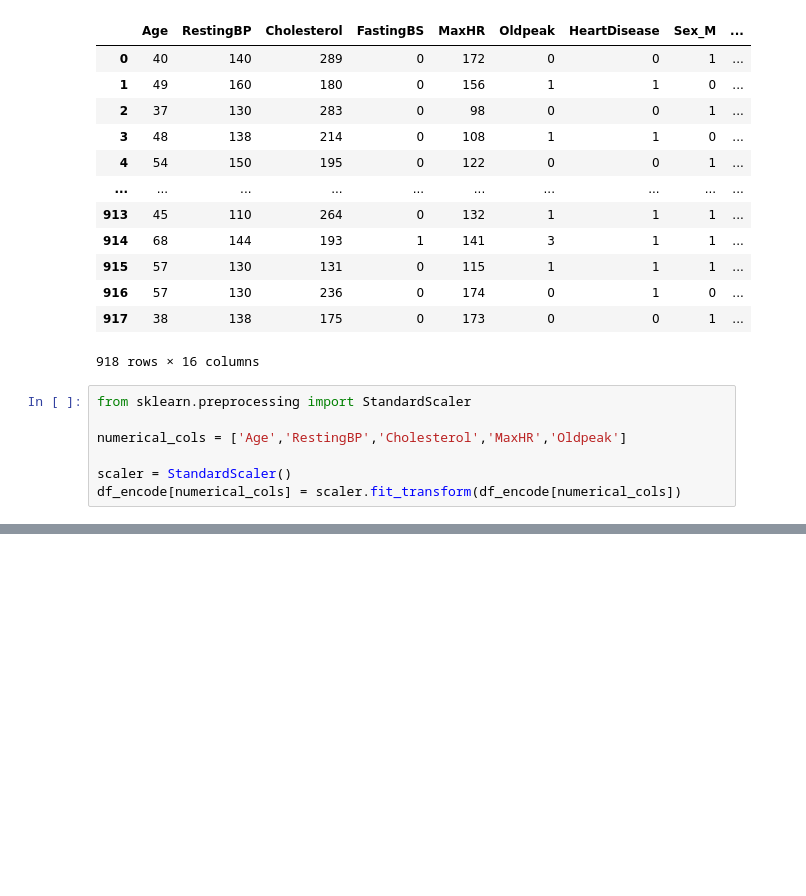
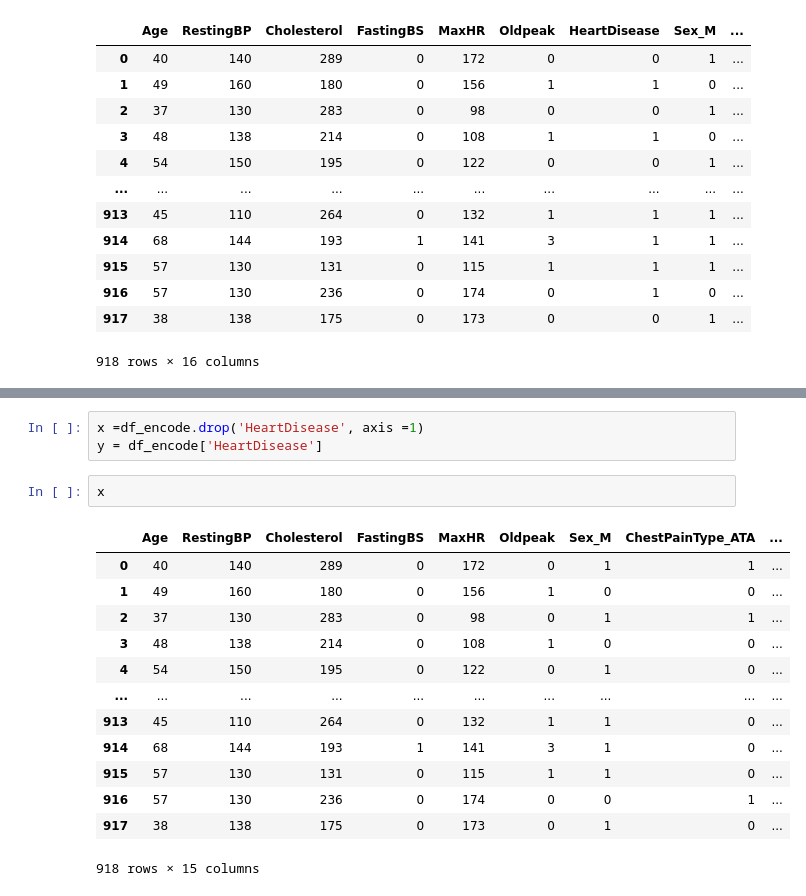
Before and after one commit to Ashish-Minj1290/machineLearning, a Jupyter notebook: project2_eda.ipynb, the cells around one changed output, grey strips where cells are left out. Cells and saved outputs as stored; diff of their text form; blank space fills up the shorter version.

```diff
--- a/project2_eda.ipynb
+++ b/project2_eda.ipynb
@@ -246,10 +246,3 @@ df_encode
 | 916 | 57 | 130 | 236 | 0 | 174 | 0 | 1 | 0 | ... |
 | 917 | 38 | 138 | 175 | 0 | 173 | 0 | 0 | 1 | ... |
 918 rows × 16 columns
-# %%
-from sklearn.preprocessing import StandardScaler
-
-numerical_cols = ['Age','RestingBP','Cholesterol','MaxHR','Oldpeak']
-
-scaler = StandardScaler()
-df_encode[numerical_cols] = scaler.fit_transform(df_encode[numerical_cols])
@@ -264,0 +274,19 @@ df_encode.head()
+# %%
+x =df_encode.drop('HeartDisease', axis =1)
+y = df_encode['HeartDisease']
+# %%
+x
+# %% [output]
+|  | Age | RestingBP | Cholesterol | FastingBS | MaxHR | Oldpeak | Sex_M | ChestPainType_ATA | ... |
+| 0 | 40 | 140 | 289 | 0 | 172 | 0 | 1 | 1 | ... |
+| 1 | 49 | 160 | 180 | 0 | 156 | 1 | 0 | 0 | ... |
+| 2 | 37 | 130 | 283 | 0 | 98 | 0 | 1 | 1 | ... |
+| 3 | 48 | 138 | 214 | 0 | 108 | 1 | 0 | 0 | ... |
+| 4 | 54 | 150 | 195 | 0 | 122 | 0 | 1 | 0 | ... |
+| ... | ... | ... | ... | ... | ... | ... | ... | ... | ... |
+| 913 | 45 | 110 | 264 | 0 | 132 | 1 | 1 | 0 | ... |
+| 914 | 68 | 144 | 193 | 1 | 141 | 3 | 1 | 0 | ... |
+| 915 | 57 | 130 | 131 | 0 | 115 | 1 | 1 | 0 | ... |
+| 916 | 57 | 130 | 236 | 0 | 174 | 0 | 0 | 1 | ... |
+| 917 | 38 | 138 | 175 | 0 | 173 | 0 | 1 | 0 | ... |
+918 rows × 15 columns
```
Also changed, not shown: parts of 12 cells of this notebook, 8 other files.
